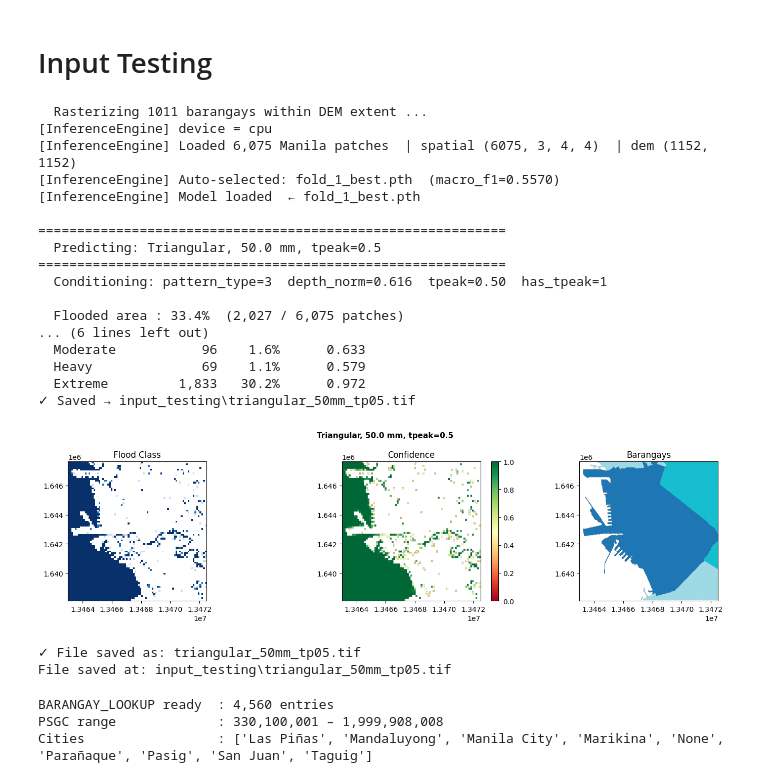
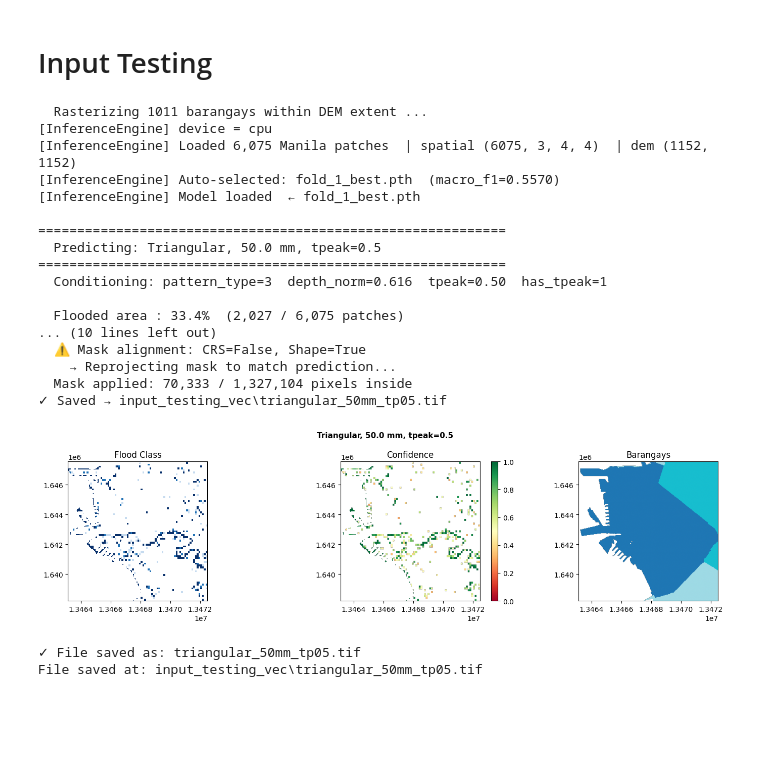
Before and after one commit to daluyanprojects/th3-experiments, a Jupyter notebook: input_testing.ipynb, the cells around one changed output. Saved outputs shown, nothing was run; the diff lists cells and outputs as text; code cells hidden in the pictures; blank space fills up the shorter version.

Commit message:
added manila_box_shape.tiff for manila masking. Run input_testing_vec or input_testing_ped.ipynb

```diff
--- a/input_testing.ipynb
+++ b/input_testing.ipynb
@@ -37,80 +37,46 @@ new_pixel_y = (src_bottom - src_top)  / dst_H
 dem_transform = Affine(new_pixel_x, 0.0, src_left, 0.0, new_pixel_y, src_top)
 dem_crs       = rasterio.crs.CRS.from_epsg(3857)
 
 _GEOJSON_PATH  = 'manila_barangay_geojson.geojson'
 _barangay_band = _load_barangay_band_from_geojson(_GEOJSON_PATH, dem_transform, dem_crs, dst_H, dst_W)
 engine = InferenceEngine(patch_data_path = 'outputs/spatial_data.npz')
 
+
+import os
+repo_root = os.getcwd()
+manila_mask = os.path.join(repo_root, "manila_box_shape.tif")
+
 # Single call for a Triangular storm
 res = run_inference(
     engine          = engine,
     storm_type      = 'triangular',
     depth_mm        = 50.0,
     tpeak           = 0.5,
-    output_dir      = Path('./input_testing'),
+    output_dir      = Path('./input_testing_vec'),
     dem_transform   = dem_transform,
     dem_crs         = dem_crs,
-    barangay_band   = _barangay_band
+    barangay_band   = _barangay_band,
+    mask_tif_path   = manila_mask
 )
 print(f"File saved at: {res['tif_path']}")
 # %% [output]
   Rasterizing 1011 barangays within DEM extent ...
 [InferenceEngine] device = cpu
 [InferenceEngine] Loaded 6,075 Manila patches  | spatial (6075, 3, 4, 4)  | dem (1152, 1152)
 [InferenceEngine] Auto-selected: fold_1_best.pth  (macro_f1=0.5570)
 [InferenceEngine] Model loaded  ← fold_1_best.pth
 
 ============================================================
   Predicting: Triangular, 50.0 mm, tpeak=0.5
 ============================================================
   Conditioning: pattern_type=3  depth_norm=0.616  tpeak=0.50  has_tpeak=1
 
   Flooded area : 33.4%  (2,027 / 6,075 patches)
-... (6 lines left out)
-  Moderate           96    1.6%      0.633
-  Heavy              69    1.1%      0.579
-  Extreme         1,833   30.2%      0.972
-✓ Saved → input_testing\triangular_50mm_tp05.tif
+... (10 lines left out)
+  ⚠ Mask alignment: CRS=False, Shape=True
+    → Reprojecting mask to match prediction...
+  Mask applied: 70,333 / 1,327,104 pixels inside
+✓ Saved → input_testing_vec\triangular_50mm_tp05.tif
-[figure, old version]
+[figure, new version]
 ✓ File saved as: triangular_50mm_tp05.tif
-File saved at: input_testing\triangular_50mm_tp05.tif
+File saved at: input_testing_vec\triangular_50mm_tp05.tif
-# %%
-import geopandas as gpd
-import pandas as pd
-
-_GEOJSON_PATH = 'manila_barangay_geojson.geojson'
-_CITY_LABEL = {'PH1303901': 'Manila City', 'PH1307401': 'Mandaluyong', 'PH1307404': 'Marikina', 'PH1307405': 'Pasig',
-    'PH1307501': 'Las Piñas', 'PH1307503': 'Parañaque', 'PH1307602': 'San Juan', 'PH1307605': 'Taguig'}
-
-def _build_barangay_lookup(geojson_path: str) -> dict:
-    gdf = gpd.read_file(geojson_path)
-    gdf['adm3_pcode'] = gdf['adm3_pcode'].astype(str)
-
-    gdf_all = gdf.dropna(subset=['psgc_code']).copy()
-    gdf_all['psgc_int'] = gdf_all['psgc_code'].astype(float).astype(int)
-
-    lookup = {}
-    for _, row in gdf_all.iterrows():
-        psgc = int(row['psgc_int'])
-        city = _CITY_LABEL.get(str(row['adm3_pcode']), str(row['adm3_pcode']))
-
-        name = row['adm4_en'] if pd.notna(row['adm4_en']) else f'Barangay (PSGC {psgc})'
-
-        lookup[psgc] = {
-            'name'      : name,
-            'city'      : city,
-            'adm4_pcode': row['adm4_pcode'] if pd.notna(row.get('adm4_pcode')) else '',
-            'adm3_pcode': row['adm3_pcode'],
-            'area_sqkm' : float(row['shape_sqkm']) if pd.notna(row.get('shape_sqkm')) else 0.0,
-        }
-    return lookup
-
-BARANGAY_LOOKUP = _build_barangay_lookup(_GEOJSON_PATH)
-
-print(f'BARANGAY_LOOKUP ready  : {len(BARANGAY_LOOKUP):,} entries')
-print(f'PSGC range             : {min(BARANGAY_LOOKUP):,} – {max(BARANGAY_LOOKUP):,}')
-print(f'Cities                 : {sorted(set(v["city"] for v in BARANGAY_LOOKUP.values()))}')
-# %% [output]
-BARANGAY_LOOKUP ready  : 4,560 entries
-PSGC range             : 330,100,001 – 1,999,908,008
-Cities                 : ['Las Piñas', 'Mandaluyong', 'Manila City', 'Marikina', 'None', 'Parañaque', 'Pasig', 'San Juan', 'Taguig']
```
Also changed, not shown: 7 other files.
